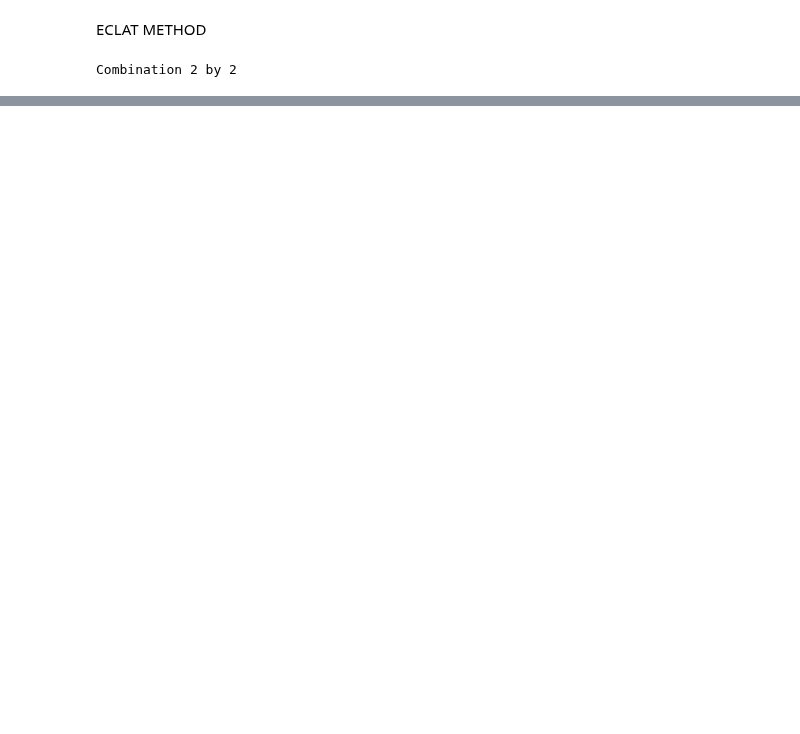
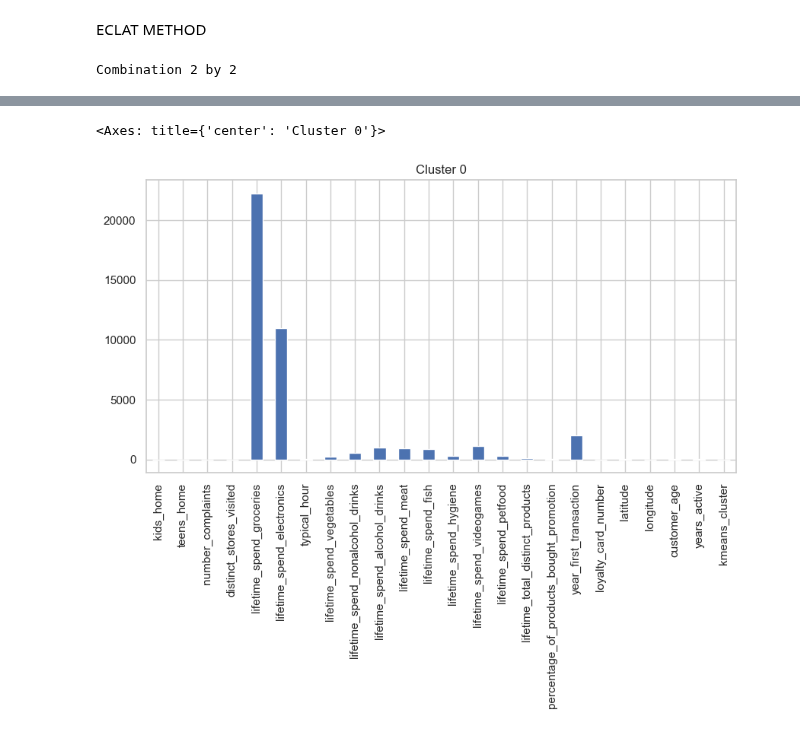
Before and after one commit to Constmsa/ml2.project, a Jupyter notebook: AssociationRules.ipynb, the cells around one changed output, grey strips where cells are left out. Saved outputs shown, nothing was run; the diff lists cells and outputs as text; code cells hidden in the pictures; blank space fills up the shorter version.

Commit message:
rules

```diff
--- a/AssociationRules.ipynb
+++ b/AssociationRules.ipynb
@@ -155,0 +169,11 @@ def eclat_method(path):
+# %%
+merged_df = pd.merge(customer_basket, customer_info_with_clusters, on='customer_id', how='inner')
+# %%
+merged_df.drop(columns=['som_cluster','hierarchical_cluster'], inplace=True)
+# %%
+def define_clusters(merged_df, cluster_number):
+    cluster = merged_df[merged_df['kmeans_cluster'] == cluster_number]
+    return cluster
+# %%
+cluster_0 = define_clusters(merged_df, 0)
+apriori_rules(cluster_0)
@@ -155,0 +342,5 @@ def eclat_method(path):
+# %%
+cluster_0.drop(columns=['customer_id', 'invoice_id', 'customer_gender' ]).mean(numeric_only=True).plot(kind='bar', figsize=(10, 5), title='Cluster 0')
+# %% [output]
+<Axes: title={'center': 'Cluster 0'}>
+[figure, added]
```
Also changed, not shown: parts of 17 cells of this notebook, 1 other file.
